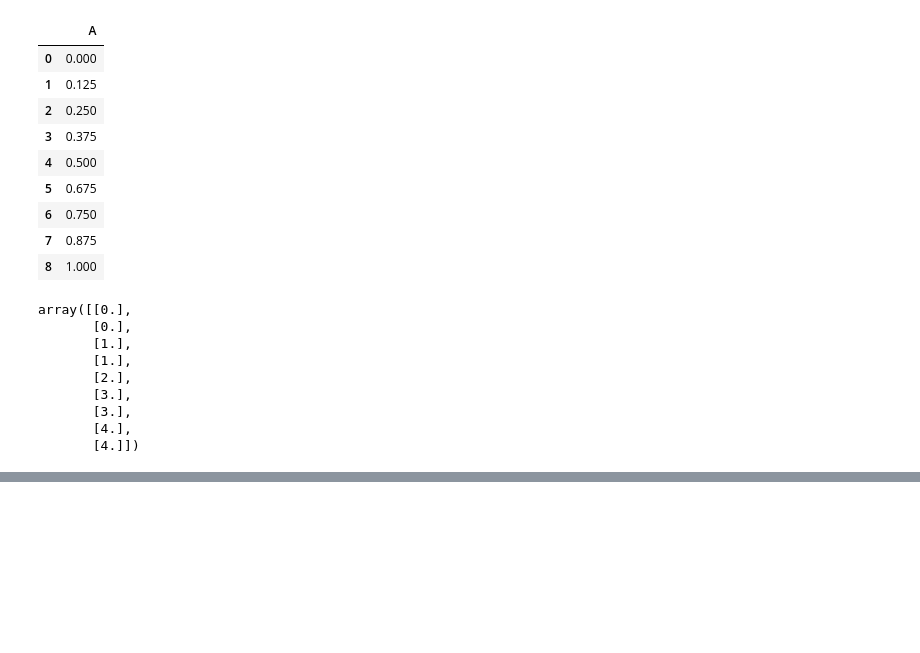
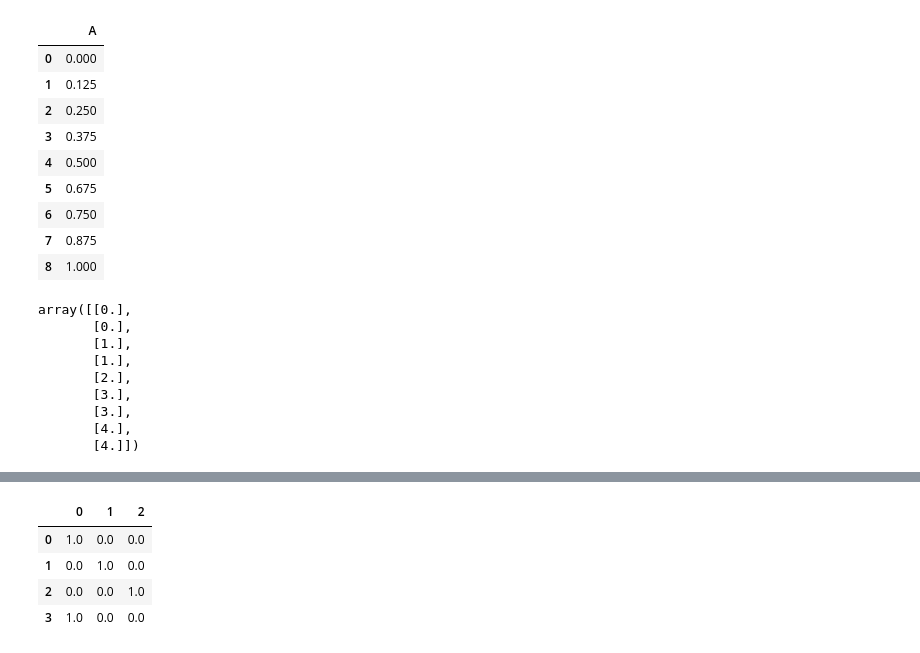
Before and after one commit to AnvayRaj/MLP-Notes, a Jupyter notebook: Week_2.ipynb, the cells around one changed output, grey strips where cells are left out. Saved outputs shown, nothing was run; the diff lists cells and outputs as text; code cells hidden in the pictures; blank space fills up the shorter version.

```diff
--- a/Week_2.ipynb
+++ b/Week_2.ipynb
@@ -361,0 +373,16 @@ array([[0.],
+# %%
+from sklearn.preprocessing import OneHotEncoder
+
+X = pd.DataFrame({
+    'A': [1, 2, 3, 1]
+})
+
+ohe = OneHotEncoder()
+X = pd.DataFrame(ohe.fit_transform(X).toarray())
+X
+# %% [output]
+|  | 0 | 1 | 2 |
+| 0 | 1.0 | 0.0 | 0.0 |
+| 1 | 0.0 | 1.0 | 0.0 |
+| 2 | 0.0 | 0.0 | 1.0 |
+| 3 | 1.0 | 0.0 | 0.0 |
```
Also changed, not shown: parts of 20 cells of this notebook.
